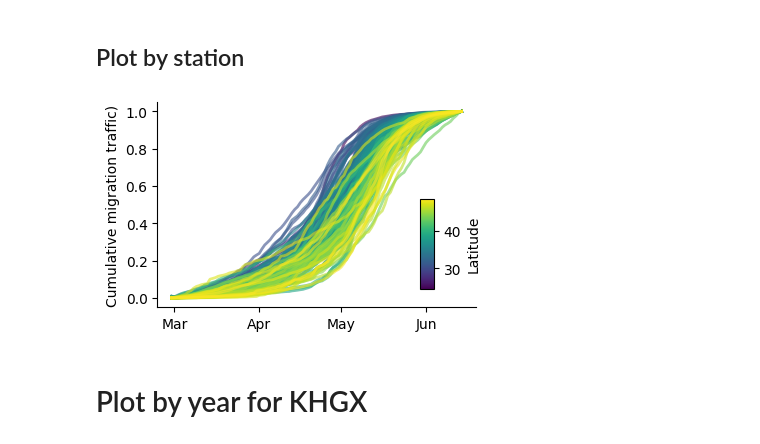
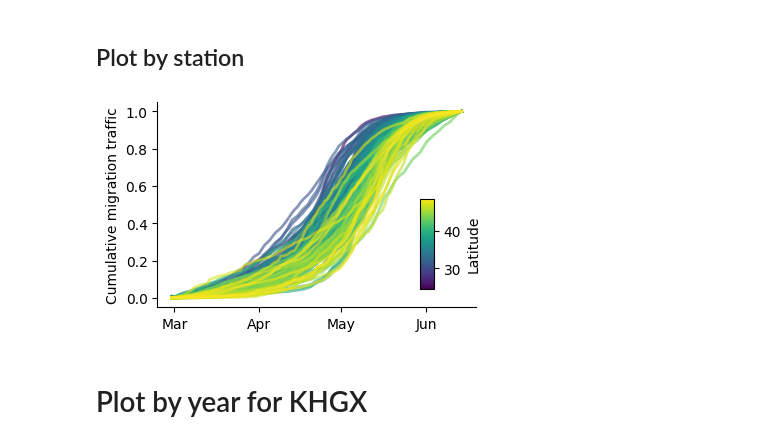
Before and after one commit to darkecology/darkeco-dataset-prep, a Jupyter notebook: validation/phenology.ipynb, the cells around one changed output. Cells and saved outputs as stored; diff of their text form; code cells hidden in the pictures.

```diff
--- a/validation/phenology.ipynb
+++ b/validation/phenology.ipynb
@@ -57,7 +57,8 @@ df['overall_fraction_missing'] = df.groupby(['year', 'station'])['fraction_missi
 df = df.query('overall_fraction_missing < 0.2')
 
 # Reindex
-df = df.sort_values(by=['station', 'date']).reset_index(drop=True)
+#df = df.sort_values(by=['lat', 'station', 'date']).reset_index(drop=True)
+df = df.sort_values(by=['lat', 'station', 'date'], ascending=[True, True, True]).reset_index(drop=True)
 # %% [markdown]
 ## Plot by station
 # %%
@@ -72,35 +73,35 @@ left, right, top, bottom = 0.16569444444444445, 0.9625, 0.95, 0.1290740740740741
 df = df[df['station'].str.startswith("K")]
 
 # Create a date column with fixed year for formatting
 df['t'] = df['date'].apply(lambda x: x.replace(year=2000))
 
 # Use seaborn to create the plot
 fig, ax = plt.subplots(figsize=figsize)
 sns.lineplot(data=df, x = 't', y='cum_migration', hue='lat',
                   palette='viridis', errorbar=None, linewidth=2,
                   legend=False, alpha=0.6, ax = ax)
 
 # Format axes
 ax.xaxis.set_major_locator(mdates.MonthLocator())
 ax.xaxis.set_major_formatter(mdates.DateFormatter('%b'))
 sns.despine(ax = ax, top = True, right = True)
-plt.ylabel('Cumulative migration traffic)')
+plt.ylabel('Cumulative migration traffic')
 plt.xlabel(None)
 
 # Add colorbar
 norm = matplotlib.colors.Normalize(vmin=df['lat'].min(), vmax=df['lat'].max())
 cmap = sns.color_palette("viridis", as_cmap=True)
 sm = plt.cm.ScalarMappable(cmap=cmap, norm=norm)
 axins = inset_axes(ax, width="4%", height="40%",
                    loc='lower right', bbox_to_anchor=(0, 0.175, 0.875, 0.9),
                    bbox_transform=fig.transFigure)
 cbar = plt.colorbar(sm, cax=axins, orientation='vertical')
 cbar.set_label('Latitude')
 #fig.tight_layout()
 plt.subplots_adjust(left=left, right=right, top=top, bottom=bottom)
 plt.savefig("plots/phenology-stations.pdf", dpi=300)
 # %% [output]
-[figure, old version]
+[figure, new version]
 # %% [markdown]
 # Plot by year for KHGX
 # %%
```
Also changed, not shown: parts of 1 cell of this notebook, 4 other files.
